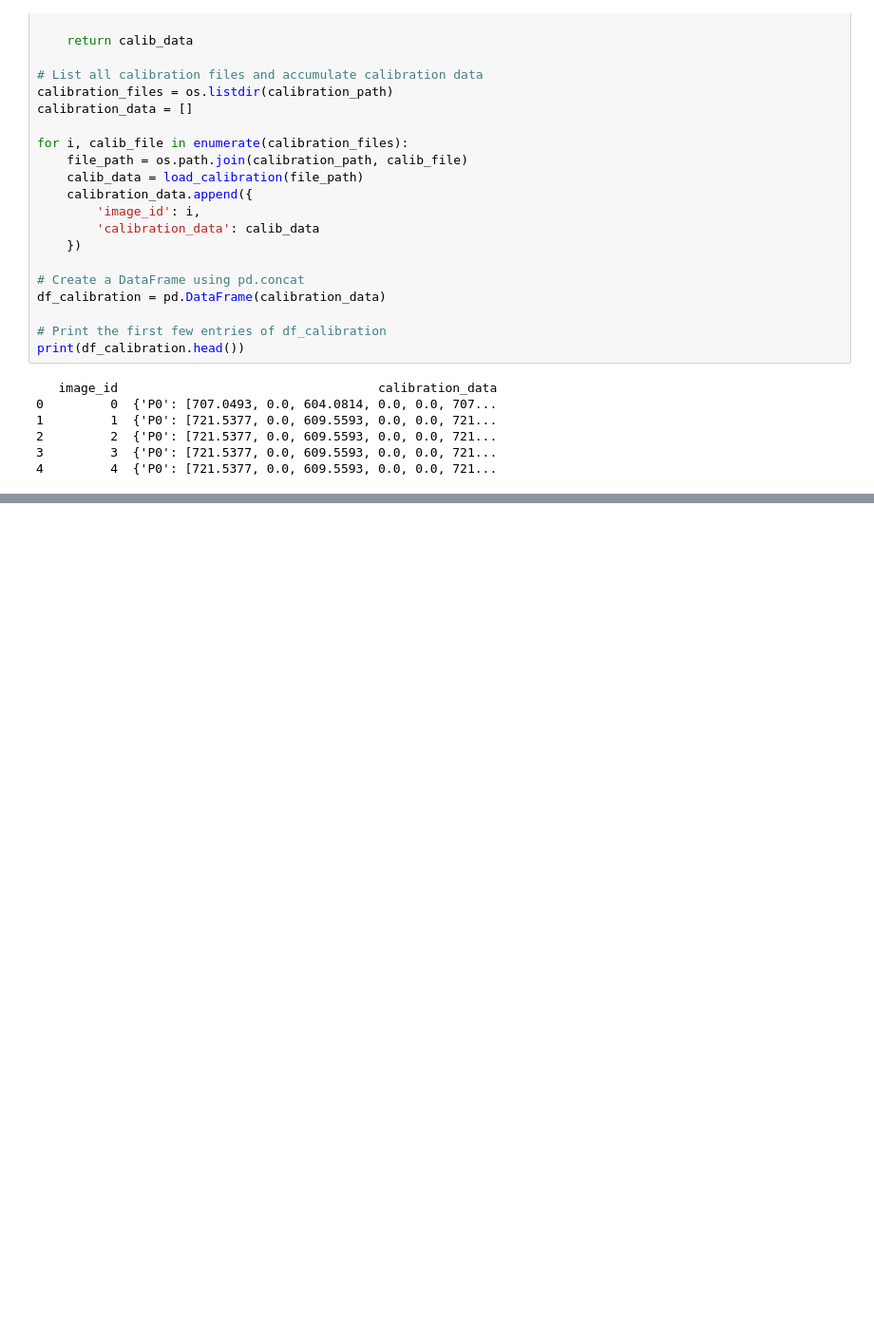
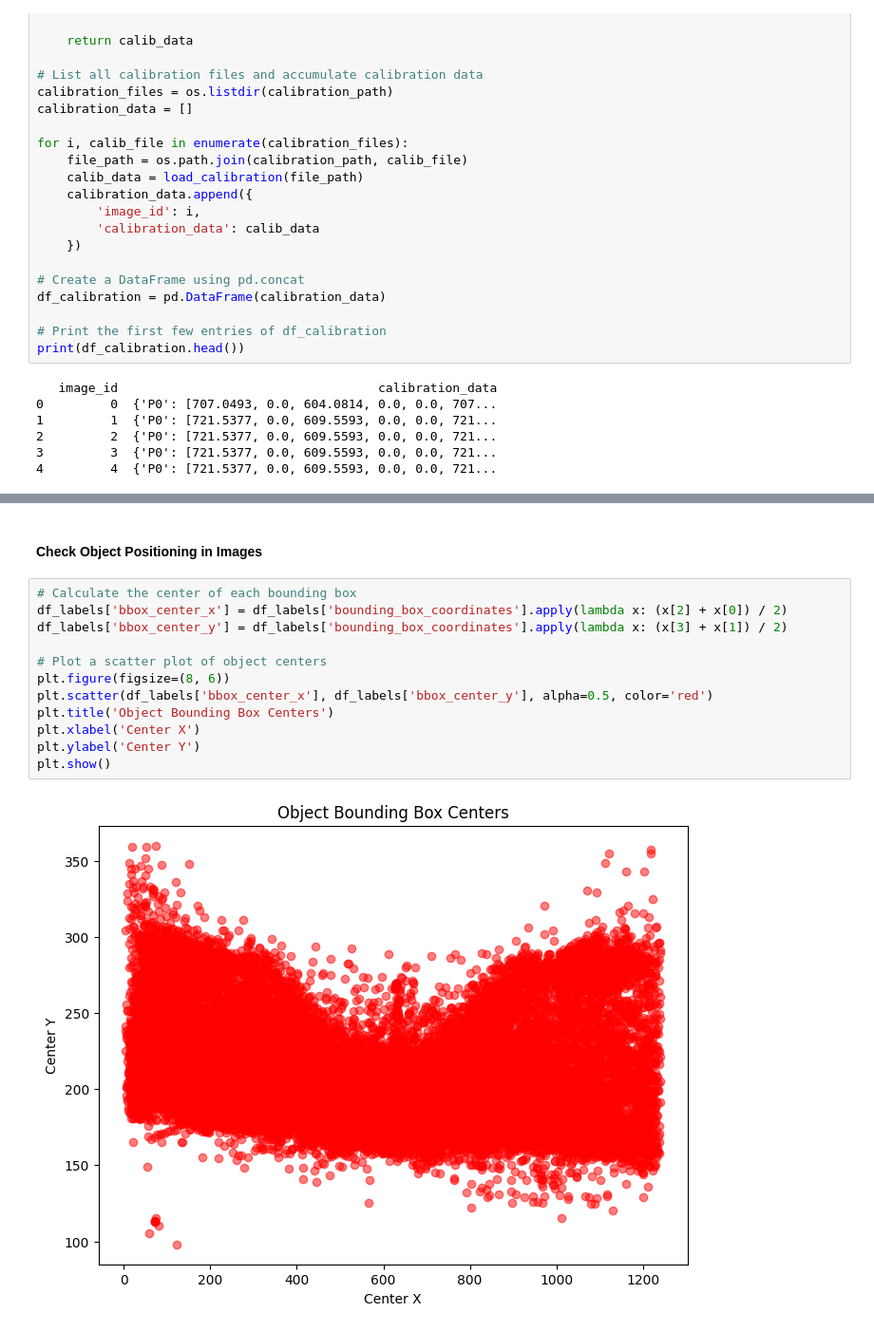
Before and after one commit to osvaldosun97/RobotShuttle, a Jupyter notebook: EDA-KITTI.ipynb, the cells around one changed output, grey strips where cells are left out. Shown at 95% size. Cells and saved outputs as stored; diff of their text form; blank space fills up the shorter version.

```diff
--- a/EDA-KITTI.ipynb
+++ b/EDA-KITTI.ipynb
@@ -128,0 +292,16 @@ print(df_calibration.head())
+# %% [markdown]
+#### Check Object Positioning in Images
+# %%
+# Calculate the center of each bounding box
+df_labels['bbox_center_x'] = df_labels['bounding_box_coordinates'].apply(lambda x: (x[2] + x[0]) / 2)
+df_labels['bbox_center_y'] = df_labels['bounding_box_coordinates'].apply(lambda x: (x[3] + x[1]) / 2)
+
+# Plot a scatter plot of object centers
+plt.figure(figsize=(8, 6))
+plt.scatter(df_labels['bbox_center_x'], df_labels['bbox_center_y'], alpha=0.5, color='red')
+plt.title('Object Bounding Box Centers')
+plt.xlabel('Center X')
+plt.ylabel('Center Y')
+plt.show()
+# %% [output]
+[figure, added]
```
Also changed, not shown: parts of 33 cells of this notebook.
